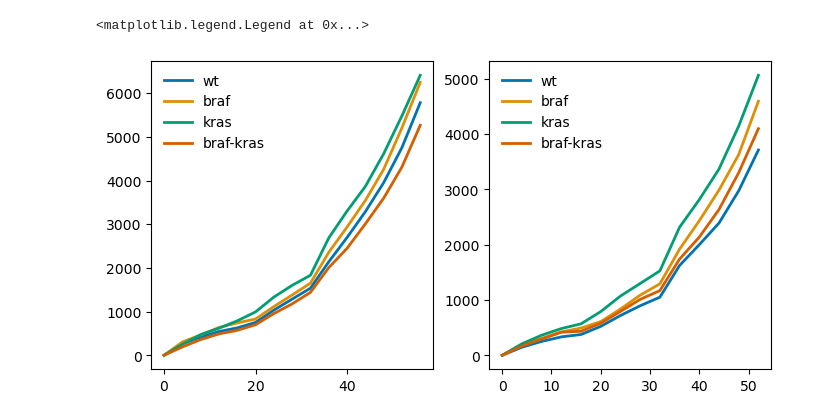
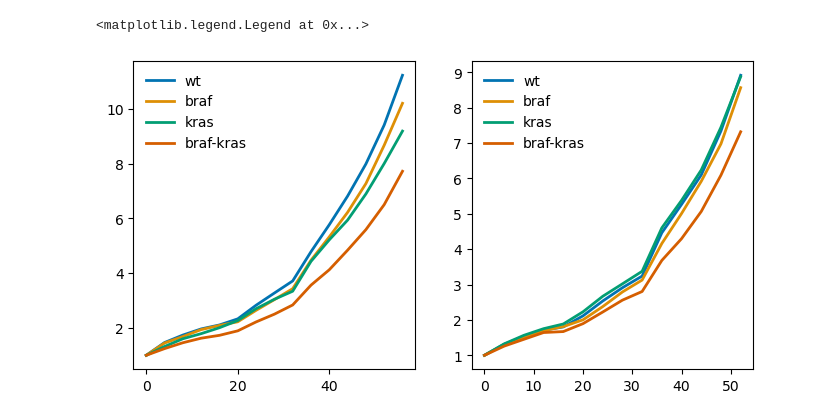
Before and after one commit to eshanking/msw_analysis, a Jupyter notebook: cancer_seascape_est_new.ipynb, the cells around one changed output. Drawn from its saved outputs; the diff is of its cells as text; code cells hidden in the pictures.

```diff
--- a/cancer_seascape_est_new.ipynb
+++ b/cancer_seascape_est_new.ipynb
@@ -115,9 +126,11 @@ col_key_genotype = {'2':'wt',
 # %%
-slope_est_options = {'exclude':1,'window':5,'step':2,'thresh':0.5}
+# slope_est_options = {'exclude':1,'window':5,'step':2,'thresh':0.5}
+slope_est_options = {'exclude':3,'window':5,'step':2,'thresh':0.65}
 
 for plate_indx in range(len(data_dict_list)):
     # check if the plate is a 'c' plate
 
+    # if data_file_names[plate_indx][0:2] == '1c' or data_file_names[plate_indx][0:2] == '2c':
     if data_file_names[plate_indx][1] == 'c':
         plot_plate(data_dict_list[plate_indx],col_list=col_list,row_list=row_list,
                 col_key_color=col_key_color,col_key_genotype=col_key_genotype,
@@ -222,3 +396,17 @@ ax.set_xscale('symlog',linthresh=10**-8)
+# %%
+dict_t = {'wt':genotype_gr_dict['wt']['gr'],
+          'braf':genotype_gr_dict['braf']['gr'],
+          'kras':genotype_gr_dict['kras']['gr'],
+          'braf-kras':genotype_gr_dict['braf-kras']['gr'],
+          'wt_err':genotype_gr_dict['wt']['err'],
+          'braf_err':genotype_gr_dict['braf']['err'],
+          'kras_err':genotype_gr_dict['kras']['err'],
+          'braf-kras_err':genotype_gr_dict['braf-kras']['err'],
+          'drug_conc':gefitinib_conc}
+
+df = pd.DataFrame(dict_t)
+
+df.to_csv('data/msw_exp/gr_est.csv',index=False)
 # %%
 # gefitinib_conc = [0,7.5*10**-9,22*10**-9,67*10**-9,200*10**-9,600*10**-9,1800*10**-9,5400*10**-9]
 max_conc = 10*10**-6
@@ -245,7 +433,7 @@ osi_dict = {osi_conc[0]:(3,(0,2),(0,3)), # key is concentration, value is (plate
                 osi_conc[7]:(4,(3,5),(4,7))}
 gr_dict = {}
 
-slope_est_options = {'exclude':1,'window':5,'step':2,'thresh':0.5}
+slope_est_options = {'exclude':1,'window':5,'step':2,'thresh':0.6}
 
 # fig,ax_list = plt.subplots(ncols=8,nrows=6,figsize=(10,8))
 
@@ -329,37 +519,37 @@ for col in range(2,6):
         time = np.arange(len(ts))*4
         ts_list.append(ts)
     ts = np.nanmean(np.array(ts_list),axis=0)
-    ts = ts-ts[0]
+    ts = ts/ts[0]
     ax.plot(time,ts,color=color_dict[col_key_genotype[str(col)]],linewidth=2,
             label=col_key_genotype[str(col)])
         # ax.plot(time,ts,color=color_dict[col_key_genotype[str(col)]],linewidth=2)
 
 ax.legend(frameon=False)
 # ax.set_yscale('log')
 
 plate_indx = np.argwhere(np.array(data_file_names) == '3c_counts.csv')[0][0]
 
 data = data_dict_list[plate_indx]
 
 row_list = ['B','C','D']
 ax = ax_list[1]
 for col in range(2,6):
     ts_list = []
     for row in row_list:
         key = row+str(col)
         color = col_key_color[str(col)]
         ts = data[key][color]
         time = np.arange(len(ts))*4
         ts_list.append(ts)
     ts = np.nanmean(np.array(ts_list),axis=0)
-    ts = ts-ts[0]
+    ts = ts/ts[0]
     ax.plot(time,ts,color=color_dict[col_key_genotype[str(col)]],linewidth=2,
             label=col_key_genotype[str(col)])
         # ax.plot(time,ts,color=color_dict[col_key_genotype[str(col)]],linewidth=2)
 
 ax.legend(frameon=False)
 
 # ax.set_yscale('log')
 # %% [output]
 <matplotlib.legend.Legend at 0x...>
-[figure, old version]
+[figure, new version]
```
Also changed, not shown: parts of 8 cells of this notebook, 3 other files.
